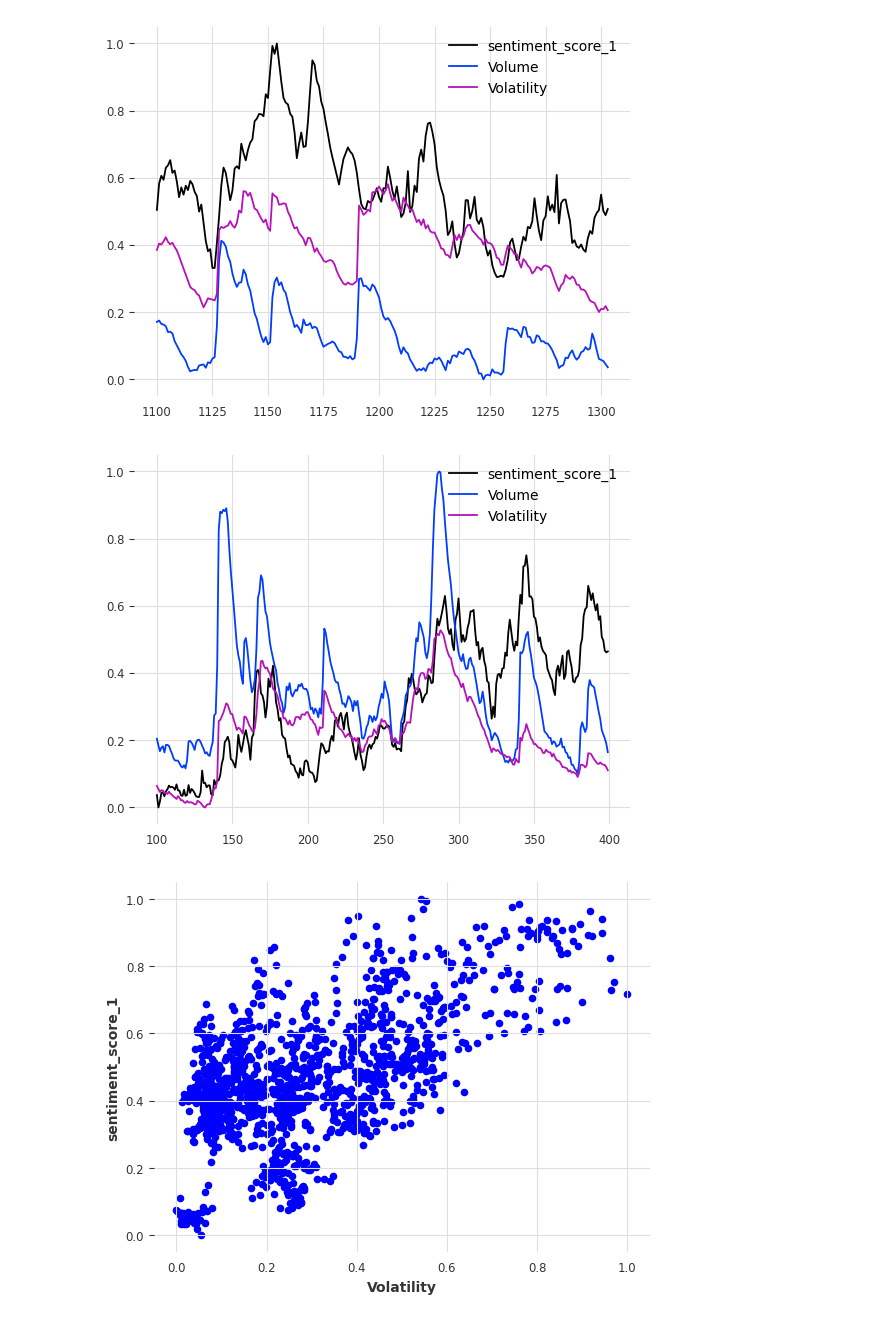
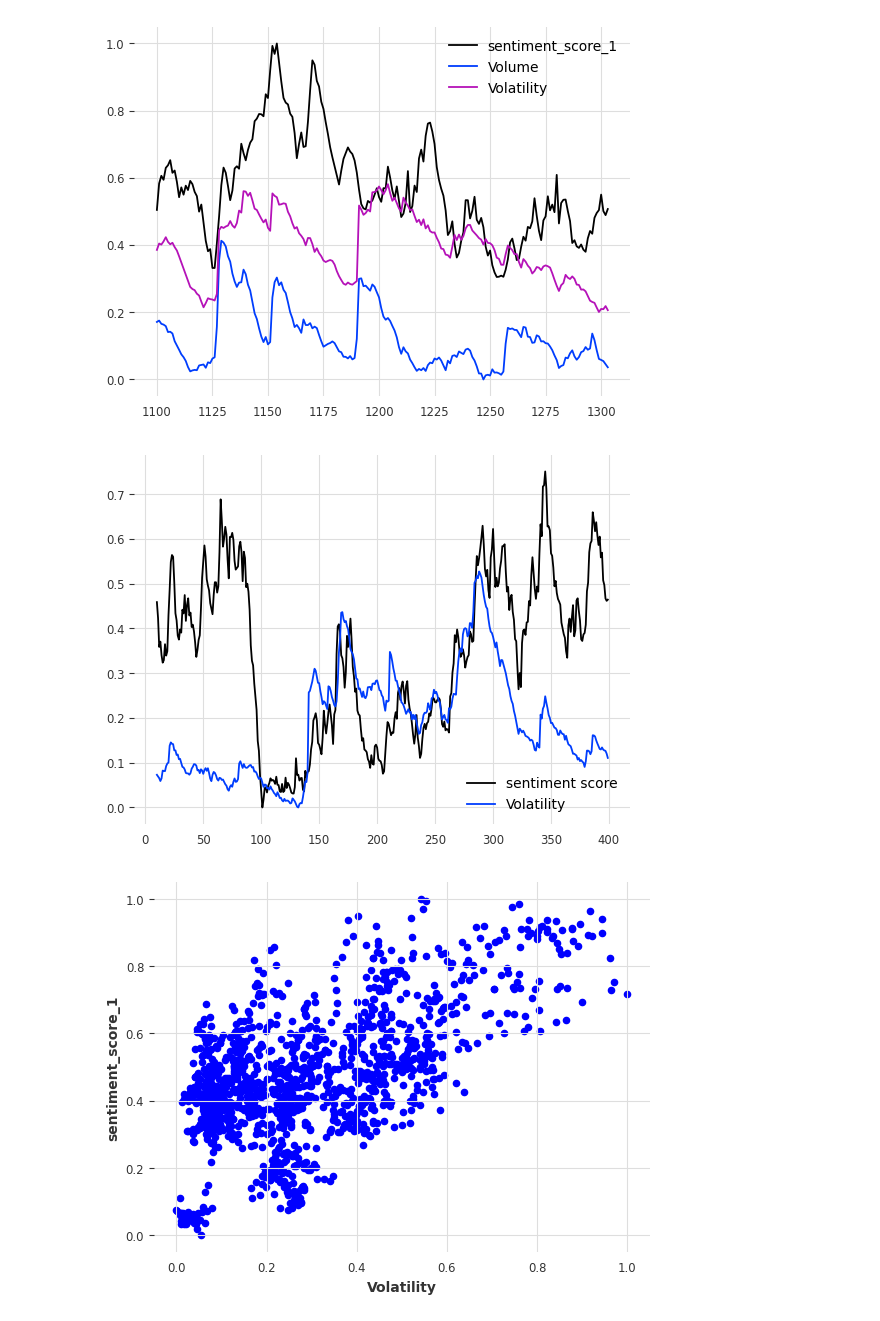
Before and after one commit to iandroid1812/HSE_Masters, a Jupyter notebook: Project_Files/Twitter/explore_sentiment.ipynb, the cells around one changed output. Drawn from its saved outputs; the diff is of its cells as text; code cells hidden in the pictures.

```diff
--- a/Project_Files/Twitter/explore_sentiment.ipynb
+++ b/Project_Files/Twitter/explore_sentiment.ipynb
@@ -132,7 +132,7 @@ for ticker in tickers:
     # visualize different approaches
     company.sentiment_score_1[100:200].plot(label='raw')
     company.sentiment_score_1.ewm(span=EXP_MA).mean()[100:200].plot(label='ewm')
-    pandas_ta.ema(company.sentiment_score_1, length=EXP_MA)[100:200].plot(label='ema')
+    # pandas_ta.ema(company.sentiment_score_1, length=EXP_MA)[100:200].plot(label='ema')
     company.sentiment_score_1.rolling(EXP_MA).mean()[100:200].plot(label='rolling')
     plt.title(ticker)
     plt.legend()
@@ -311,9 +320,12 @@ df_scaled[['sentiment_score_1', 'Volume', 'Volatility']][1100:].plot();
 # %% [output]
 [figure]
 # %%
-df_scaled[['sentiment_score_1', 'Volume', 'Volatility']][100:400].plot();
+# df_scaled[['sentiment_score_1', 'Volume', 'Volatility']][100:400].plot();
+df_scaled[['sentiment_score_1', 'Volatility']][10:400].rename(columns={
+    'sentiment_score_1' : 'sentiment score'
+}).plot();
 # %% [output]
-[figure, old version]
+[figure, new version]
 # %%
 df_scaled.plot.scatter(x='Volatility', y='sentiment_score_1', c='b');
 # %% [output]
```
Also changed, not shown: parts of 13 cells of this notebook, 54 other files.
